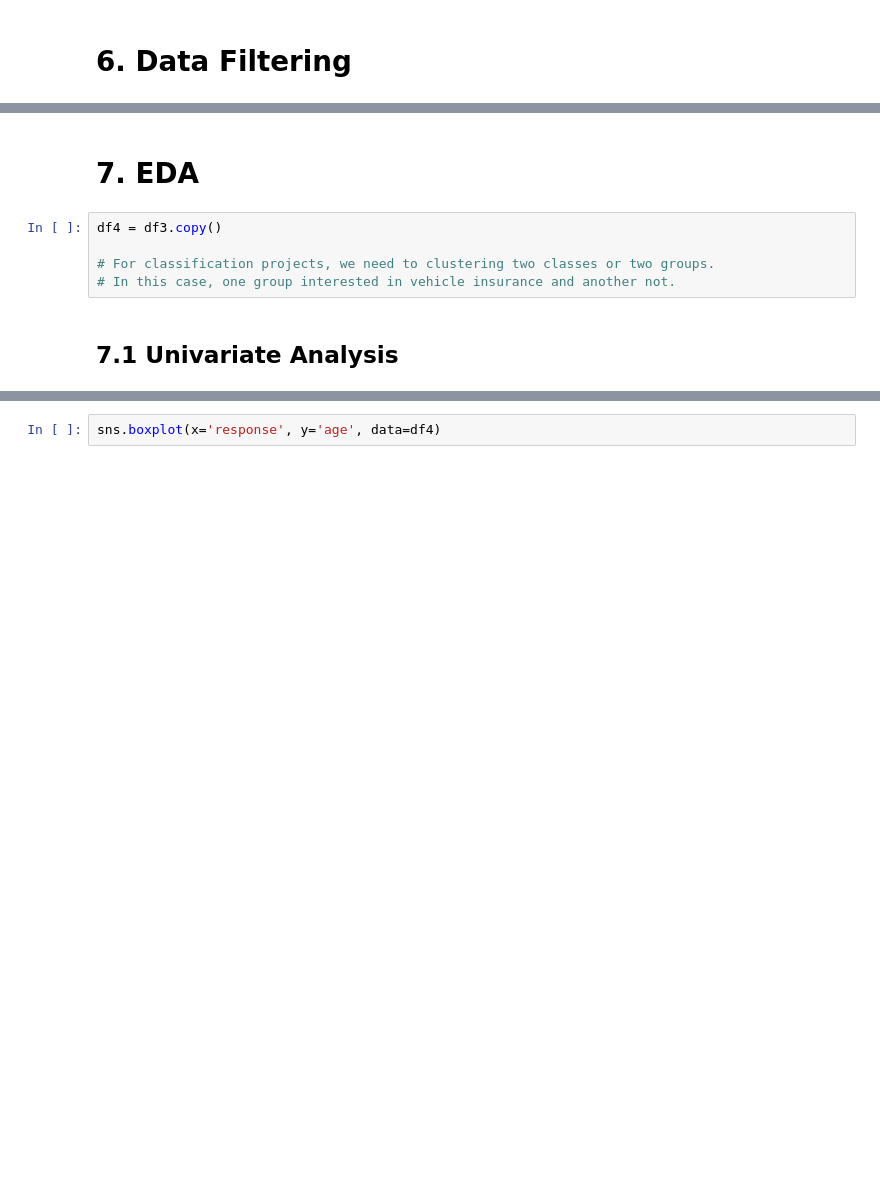
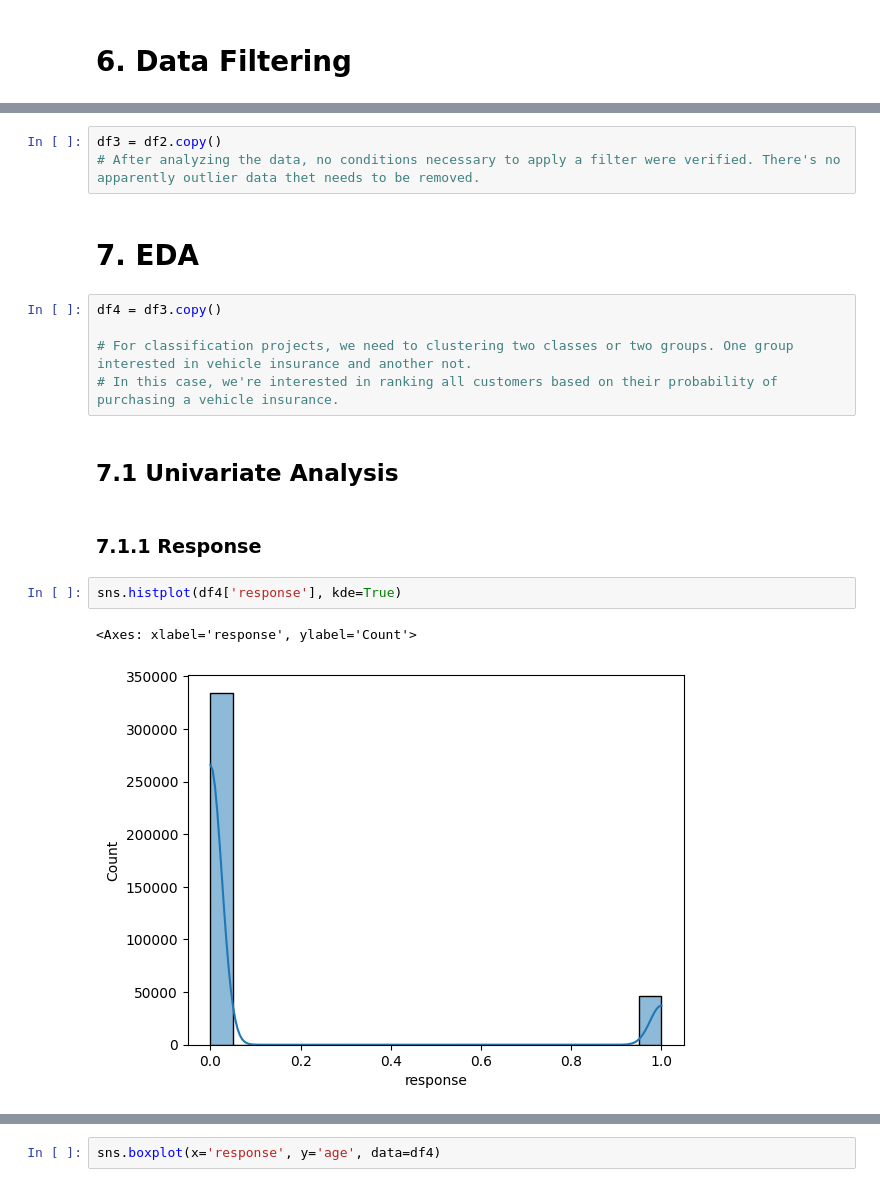
Before and after one commit to felipevalory/InsuranceCrossSell, a Jupyter notebook: notebooks/health_insurance.ipynb, the cells around one changed output, grey strips where cells are left out. Saved outputs shown, nothing was run; the diff lists cells and outputs as text; blank space fills up the shorter version.

```diff
--- a/notebooks/health_insurance.ipynb
+++ b/notebooks/health_insurance.ipynb
@@ -297,9 +318,19 @@ df3 = df2.copy()
+# %%
+df3 = df2.copy()
+# After analyzing the data, no conditions necessary to apply a filter were verified. There's no apparently outlier data thet needs to be removed.
 # %% [markdown]
 # 7. EDA
 # %%
 df4 = df3.copy()
 
-# For classification projects, we need to clustering two classes or two groups.
-# In this case, one group interested in vehicle insurance and another not.
+# For classification projects, we need to clustering two classes or two groups. One group interested in vehicle insurance and another not.
+# In this case, we're interested in ranking all customers based on their probability of purchasing a vehicle insurance.
 # %% [markdown]
 ## 7.1 Univariate Analysis
+# %% [markdown]
+### 7.1.1 Response
+# %%
+sns.histplot(df4['response'], kde=True)
+# %% [output]
+<Axes: xlabel='response', ylabel='Count'>
+[figure, added]
```
Also changed, not shown: parts of 51 cells of this notebook, 7 other files.
